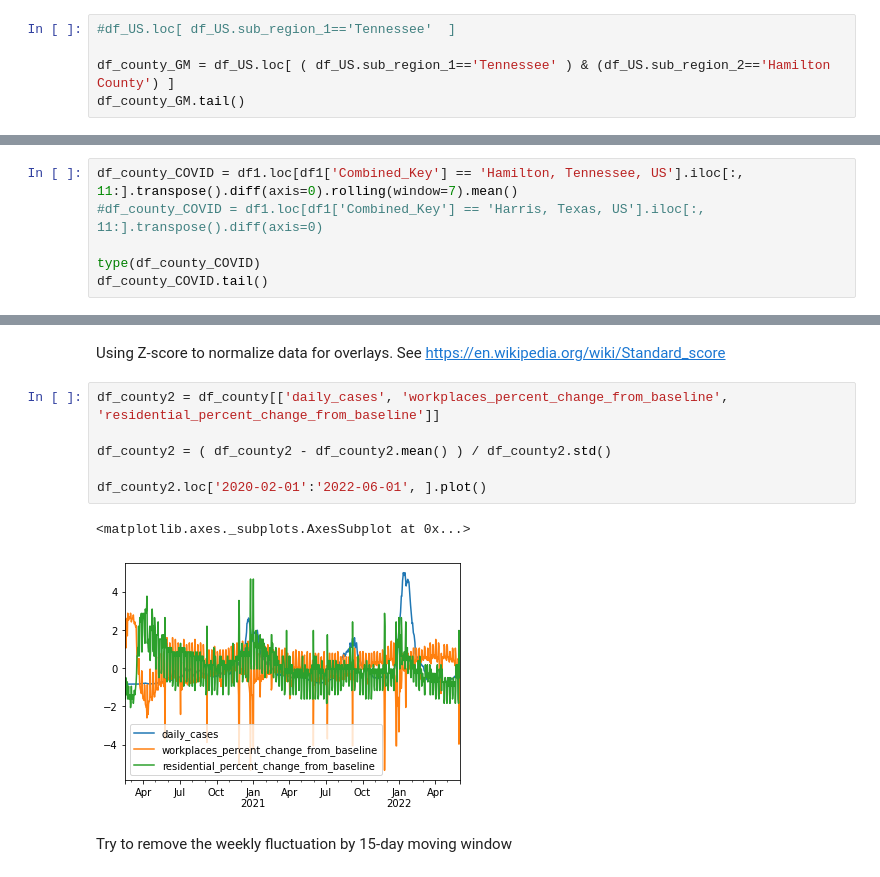
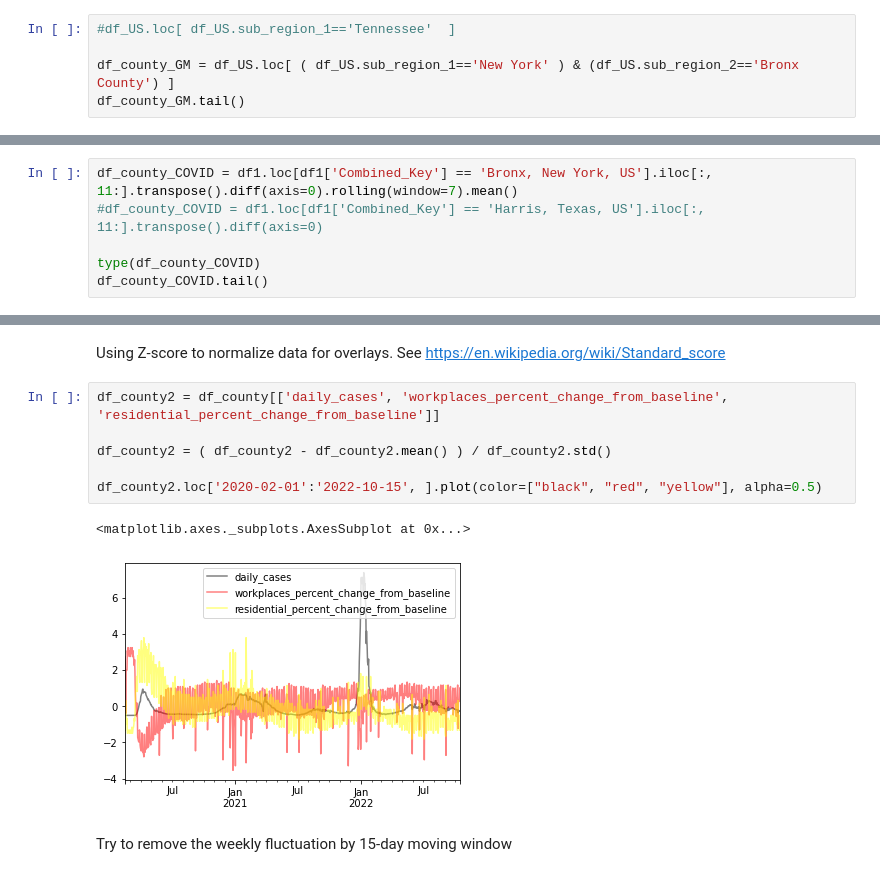
Before and after one commit to hongqin/Python-CoLab-bootcamp, a Jupyter notebook: Learn_Python_by_analying_covid19.ipynb, the cells around one changed output, grey strips where cells are left out. Cells and saved outputs as stored; diff of their text form.

Commit message:
colors and alpha, update in class

```diff
--- a/Learn_Python_by_analying_covid19.ipynb
+++ b/Learn_Python_by_analying_covid19.ipynb
@@ -544,7 +544,7 @@ DatetimeIndex(['2020-02-15', '2020-02-16', '2020-02-17', '2020-02-18',
 # %%
 #df_US.loc[ df_US.sub_region_1=='Tennessee'  ]
 
-df_county_GM = df_US.loc[ ( df_US.sub_region_1=='Tennessee' ) & (df_US.sub_region_2=='Hamilton County') ]
+df_county_GM = df_US.loc[ ( df_US.sub_region_1=='New York' ) & (df_US.sub_region_2=='Bronx County') ]
 df_county_GM.tail()
 # %% [output]
 |  | country_region_code | country_region | sub_region_1 | sub_region_2 | metro_area | iso_3166_2_code | ... |
@@ -557,7 +557,7 @@ df_county_GM.tail()
 # %% [markdown]
 ## Daily COVID at this specific county
 # %%
-df_county_COVID = df1.loc[df1['Combined_Key'] == 'Hamilton, Tennessee, US'].iloc[:, 11:].transpose().diff(axis=0).rolling(window=7).mean()
+df_county_COVID = df1.loc[df1['Combined_Key'] == 'Bronx, New York, US'].iloc[:, 11:].transpose().diff(axis=0).rolling(window=7).mean()
 #df_county_COVID = df1.loc[df1['Combined_Key'] == 'Harris, Texas, US'].iloc[:, 11:].transpose().diff(axis=0)
 
 type(df_county_COVID)
@@ -648,12 +648,12 @@ Using Z-score to normalize data for overlays. See https://en.wikipedia.org/wiki/
 # %%
 df_county2 = df_county[['daily_cases', 'workplaces_percent_change_from_baseline', 'residential_percent_change_from_baseline']]
 
 df_county2 = ( df_county2 - df_county2.mean() ) / df_county2.std()
 
-df_county2.loc['2020-02-01':'2022-06-01', ].plot()
+df_county2.loc['2020-02-01':'2022-10-15', ].plot(color=["black", "red", "yellow"], alpha=0.5)
 # %% [output]
 <matplotlib.axes._subplots.AxesSubplot at 0x...>
-[figure, old version]
+[figure, new version]
 # %% [markdown]
  Try to remove the weekly fluctuation by 15-day moving window
 # %%
```
Also changed, not shown: parts of 15 cells of this notebook.
